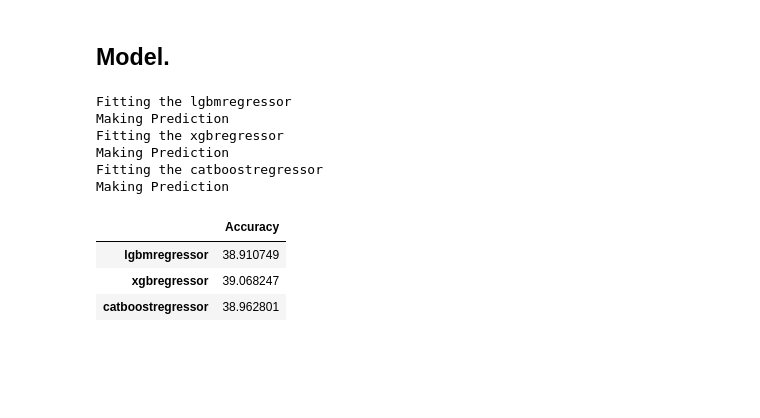
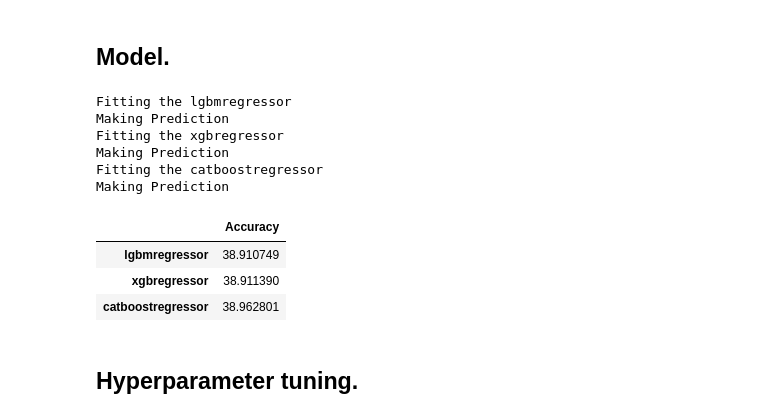
Before and after one commit to Hopesb/Kaggle_Project, a Jupyter notebook: backpack-baseline-predicition.ipynb, the cells around one changed output. Drawn from its saved outputs; the diff is of its cells as text; code cells hidden in the pictures; blank space fills up the shorter version.

Commit message:
Kaggle Notebook | BackPack Baseline Predicition | Hyper parameter Tuninig

```diff
--- a/backpack-baseline-predicition.ipynb
+++ b/backpack-baseline-predicition.ipynb
@@ -199,21 +201,29 @@ def score_predict(algorithms, X_train, X_test, y_train, y_test, test_df=None, sa
 # %%
 test_df = wrangle(test_filepath)
 # %%
+xgb_params = {'max_depth': 10,
+ 'learning_rate': 0.009808276016092757,
+ 'min_child_weight': 0.1864061635011552,
+ 'reg_alpha': 0.6061118910567473,
+ 'reg_lambda': 1.5811779998996678,
+ 'colsample_bylevel': 0.6539553755789465,
+ 'colsample_bytree': 0.8407266876336359,
+ 'colsample_bynode': 0.6589587521539209}
 algorithms = [LGBMRegressor(verbose=-1, random_state=42),
-             XGBRegressor(random_state=42),
+             XGBRegressor(**xgb_params, random_state=42),
              CatBoostRegressor(verbose=0, random_state=42)]
 score = score_predict(algorithms, X_train, X_test, y_train, y_test, test_df)
 score
 # %% [output]
 Fitting the lgbmregressor
 Making Prediction
 Fitting the xgbregressor
 Making Prediction
 Fitting the catboostregressor
 Making Prediction
 |  | Accuracy |
 | lgbmregressor | 38.910749 |
-| xgbregressor | 39.068247 |
+| xgbregressor | 38.911390 |
 | catboostregressor | 38.962801 |
 # %%
 lgb = make_pipeline(
@@ -232,3 +247,5 @@ vote = VotingRegressor(estimators=estimators, weights=[2, 1])
 vote.fit(X_train, y_train)
 y_pred = vote.predict(test_df)
 pd.DataFrame({"Price": y_pred}, index=test_df.index).to_csv(f"submission.csv")
+# %% [markdown]
+## Hyperparameter tuning.
```
Also changed, not shown: parts of 10 cells of this notebook.
